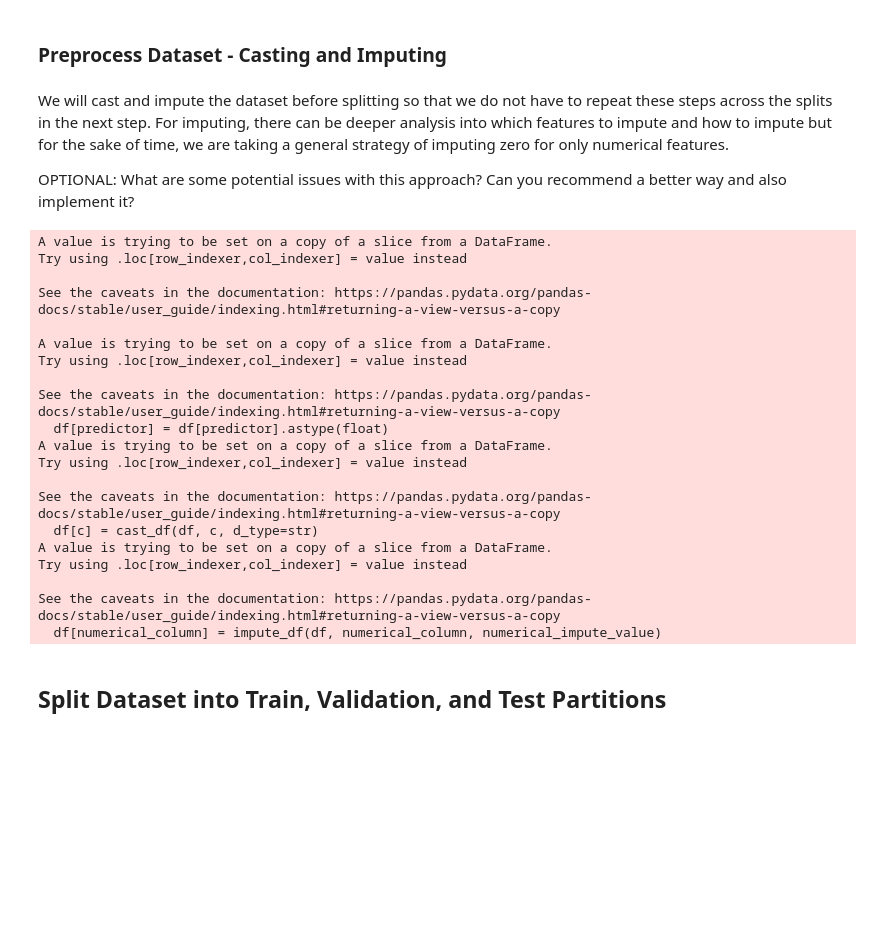
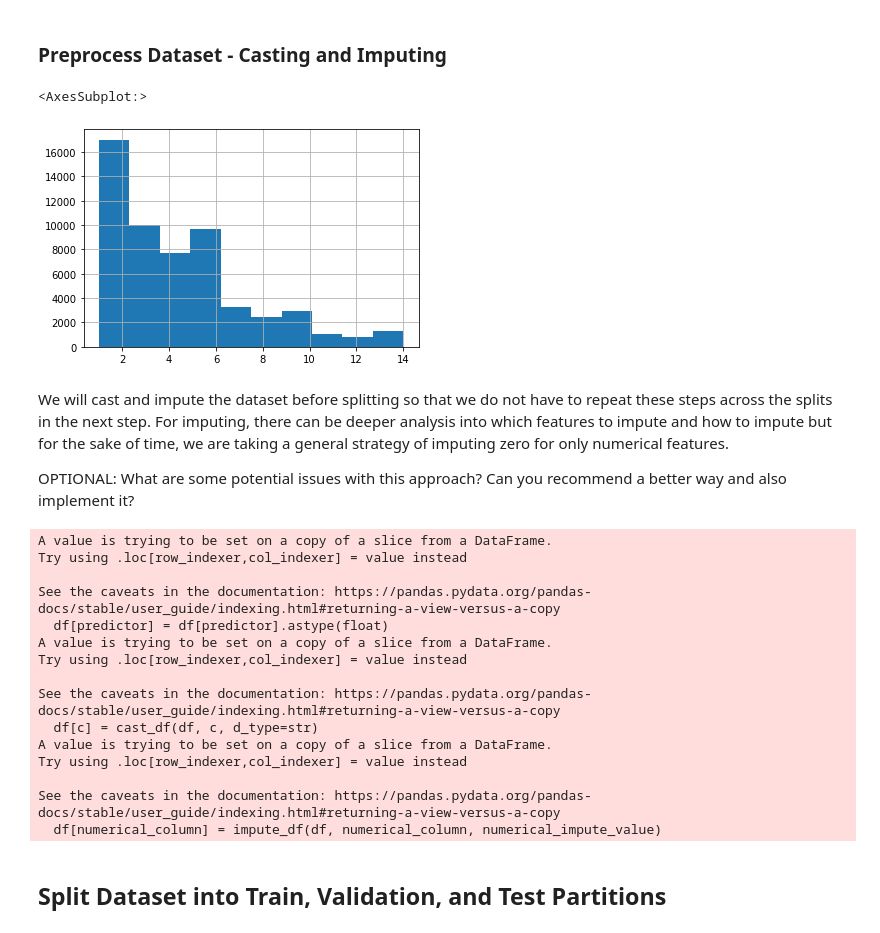
Before and after one commit to FrancoisBagaini/udacity_emr, a Jupyter notebook: project/starter_code/student_project.ipynb, the cells around one changed output. Cells and saved outputs as stored; diff of their text form; code cells hidden in the pictures; blank space fills up the shorter version.

```diff
--- a/project/starter_code/student_project.ipynb
+++ b/project/starter_code/student_project.ipynb
@@ -445,13 +442,17 @@ and I have inserted a list with them already in the categorical list.
 These will be required for later steps when analyzing data splits and model biases.
 '''
 required_demo_col_list = ['race', 'gender', 'age']
+crossed_age_gender_feature = tf.feature_column.crossed_column(['age','gender'], hash_bucket_size=1000)
+ageXgender_feature = tf.feature_column.indicator_column(crossed_age_gender_feature)
 student_categorical_col_list = ['admission_type_id', 'discharge_disposition_id', 'admission_source_id', 'medical_specialty','primary_diagnosis_code',
-                                'other_diagnosis_codes', 'max_glu_serum', 'A1Cresult', 'change',] + required_demo_col_list + ndc_col_list
-student_numerical_col_list = numericals = ['time_in_hospital', 'number_outpatient','number_inpatient', 'number_emergency',
- 'num_lab_procedures', 'number_diagnoses', 'num_medications', 'num_procedures']
-PREDICTOR_FIELD = 'readmitted'
+                                'other_diagnosis_codes', 'max_glu_serum', 'A1Cresult', 'change'] + required_demo_col_list + ndc_col_list
+
+
+student_numerical_col_list = ['num_procedures', 'num_medications', 'number_diagnoses']
+#student_numerical_col_list  ['time_in_hospital', 'number_outpatient','number_inpatient', 'number_emergency','num_lab_procedures', 'number_diagnoses', 'num_medications', 'num_procedures']
+PREDICTOR_FIELD = 'time_in_hospital'#readmitted'
 # %%
-def select_model_features(df, categorical_col_list, numerical_col_list, PREDICTOR_FIELD, grouping_key='patient_nbr'):
+def select_model_features(df, categorical_col_list, numerical_col_list, PREDICTOR_FIELD, grouping_key='patient_nbr', ageXgender_feature):
     selected_col_list = [grouping_key] + [PREDICTOR_FIELD] + categorical_col_list + numerical_col_list
     return agg_drug_df[selected_col_list]
 # %%
@@ -459,22 +460,22 @@ selected_features_df = select_model_features(agg_drug_df, student_categorical_co
                                             PREDICTOR_FIELD)
 # %% [markdown]
 ### Preprocess Dataset - Casting and Imputing
+# %%
+selected_features_df[PREDICTOR_FIELD].hist()
+# %% [output]
+<AxesSubplot:>
+[figure, added]
 # %% [markdown]
 We will cast and impute the dataset before splitting so that we do not have to repeat these steps across the splits in the next step. For imputing, there can be deeper analysis into which features to impute and how to impute but for the sake of time, we are taking a general strategy of imputing zero for only numerical features.
 
 OPTIONAL: What are some potential issues with this approach? Can you recommend a better way and also implement it?
 # %%
-map_target = dict({'NO':0, '>30':1, '<30':2})
-selected_features_df[PREDICTOR_FIELD] = selected_features_df[PREDICTOR_FIELD].apply(lambda x: map_target[x])
-
+#map_target = dict({'NO':0, '>30':1, '<30':2})
+#selected_features_df[PREDICTOR_FIELD] = selected_features_df[PREDICTOR_FIELD].apply(lambda x: map_target[x])
+# add ageXgender_feature here
 processed_df = preprocess_df(selected_features_df, student_categorical_col_list,
         student_numerical_col_list, PREDICTOR_FIELD, categorical_impute_value='nan', numerical_impute_value=0)
 # %% [output]
-A value is trying to be set on a copy of a slice from a DataFrame.
-Try using .loc[row_indexer,col_indexer] = value instead
-
-See the caveats in the documentation: https://pandas.pydata.org/pandas-docs/stable/user_guide/indexing.html#returning-a-view-versus-a-copy
-
 A value is trying to be set on a copy of a slice from a DataFrame.
 Try using .loc[row_indexer,col_indexer] = value instead
 
```
Also changed, not shown: parts of 24 cells of this notebook, 1 other file.
